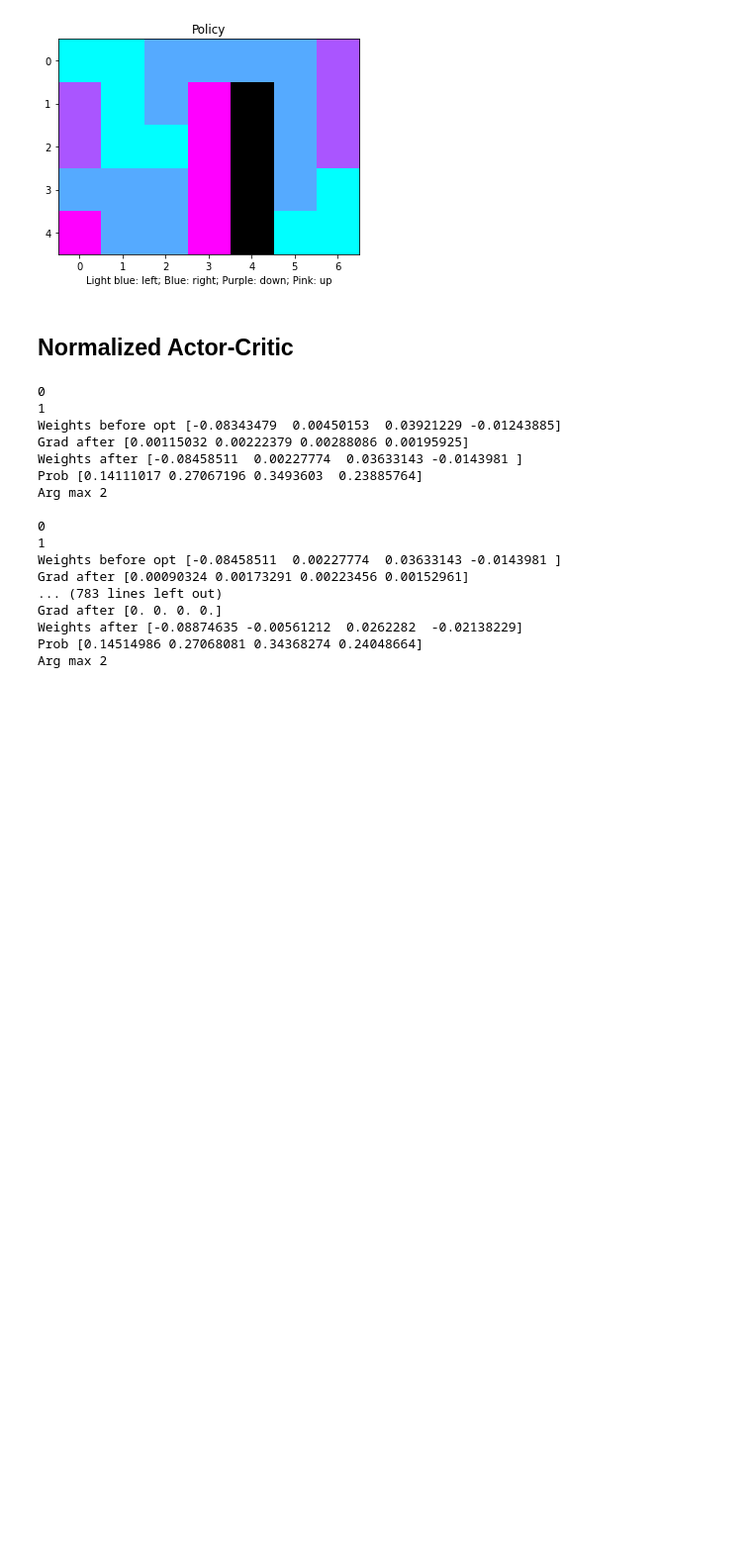
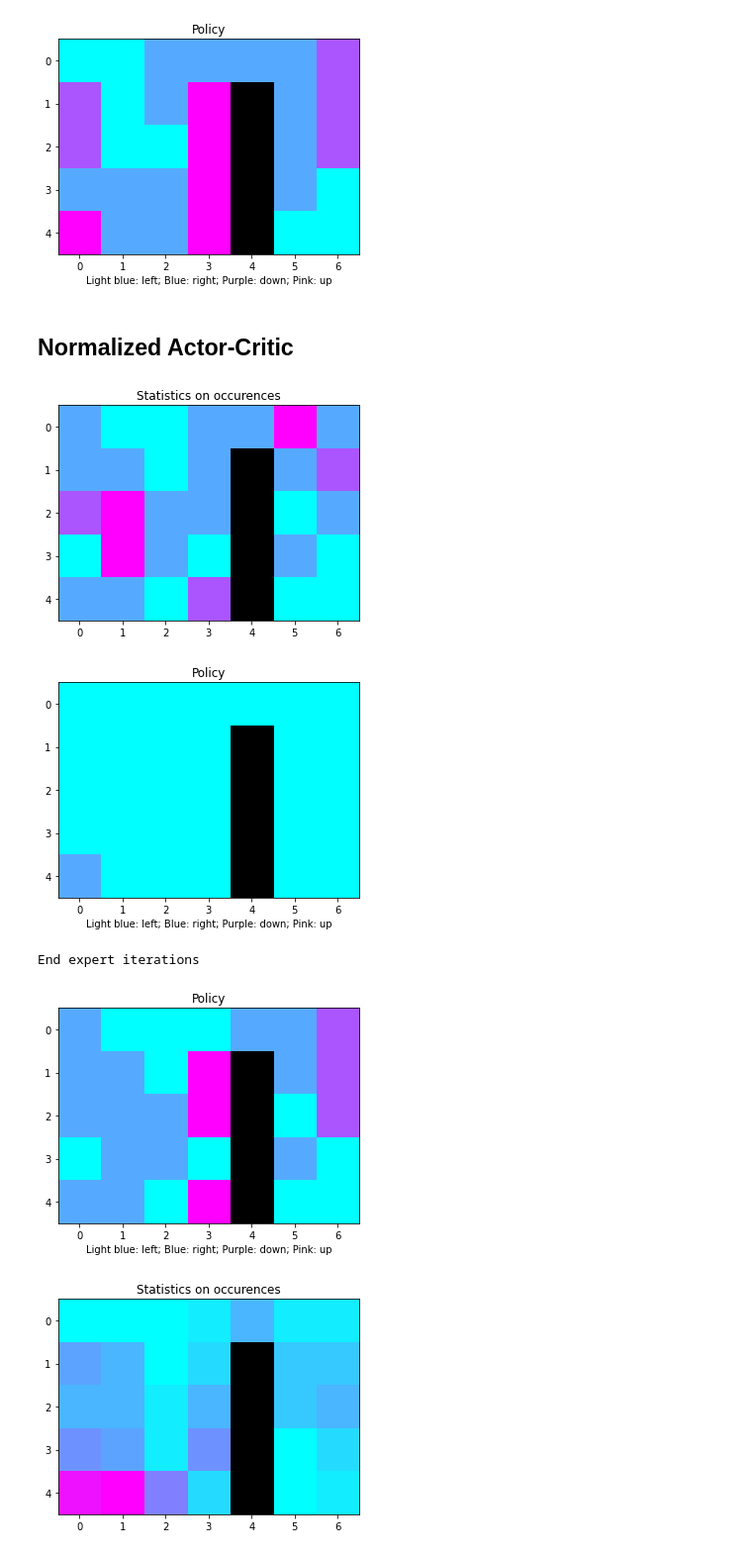
Before and after one commit to theovincent/ReinforcementLearningWithDemonstration, a Jupyter notebook: simulators/grid_world/simulate_algorithms.ipynb, the cells around one changed output. Shown: that part at 99% size. Saved outputs shown, nothing was run; the diff lists cells and outputs as text; code cells hidden in the pictures; blank space fills up the shorter version.

```diff
--- a/simulators/grid_world/simulate_algorithms.ipynb
+++ b/simulators/grid_world/simulate_algorithms.ipynb
@@ -8,9 +8,10 @@ from simulators.grid_world import HORIZON
 
 grid_type = "simple"
 feature_type = "one_hot"
+dimensions = 124
 
 # feature_type = "simularity"
-dimensions = 100
+# dimensions = 100
 sigma = 0.25
 
 env = Maze(grid_type, feature_type, dimensions=dimensions, sigma=sigma)
@@ -141,7 +142,12 @@ class SmallNAC(nn.Module):
             nn.Linear(124, 1),  nn.Sigmoid()
         )
 
+        self.net[0].weight.data = 0 * torch.ones(self.net[0].weight.data.size())
+        self.net[0].bias.data = -3.4 * torch.ones(self.net[0].bias.data.size())
+
     def Q(self, state, action):
+        # y, x = self.env.index2coord[state]
+
         return 3 * self.net(torch.tensor(self.env.get_feature(state, action), dtype=torch.float32))
 
     def V(self, state):
@@ -272,30 +280,38 @@ def nac(env, entropy_weight, n_expert_samples, n_expert_iterations, n_rl_iterati
     for iteration in range(n_expert_iterations + n_rl_iterations):
         from_expert = True if iteration < n_expert_iterations else False
 
+        if iteration == n_expert_iterations:
+            optimizer.param_groups[0]['lr'] = 1e-2
+
         if not from_expert:
             replay_buffer.collect_rl_sample(model)
 
         batch = replay_buffer.get_batch(from_expert=from_expert)
 
         if show_statistics and iteration % display_frequency == 0:
-            replay_buffer.display_statistics(batch)
+            replay_buffer.display_statistics(from_expert)
 
         actor_loss, critic_loss = get_losses(batch, model, target_model)
-        loss = critic_loss  # actor_loss + critic_loss
+        loss = actor_loss + critic_loss
 
-        state = batch[0]
-        print(state)
-        print(batch[1])
-        print("Weights before opt", model.net[0].weight.detach().numpy()[0, 4 * state: 4 * (state + 1)])
+        # ##
+        # state, action, reward, next_state = batch
+        # print("Q before", model.Q(state, action).detach().numpy()[0])
+        # print("V before", model.V(state).detach().numpy()[0])
+        # print("Coeff", model.Q(state, action) - (reward + env.gamma * model.V(next_state)))
+        # ##
+
         optimizer.zero_grad()
         loss.backward()
         optimizer.step()
 
-        print("Grad after", model.net[0].weight.grad.detach().numpy()[0, 4 * state: 4 * (state + 1)])
-        print("Weights after", model.net[0].weight.detach().numpy()[0, 4 * state: 4 * (state + 1)])
-        print("Prob", model.pi_distribution(state).probs.detach().numpy())
-        print("Arg max", np.argmax(model.pi_distribution(state).probs.detach().numpy()))
-        print()
+        # ##
+        # print("Q after", model.Q(state, action).detach().numpy()[0])
+        # print("V after", model.V(state).detach().numpy()[0])
+        # print("Proba", np.argmax(model.pi_distribution(state).probs.detach().numpy()))
+        # print("Max proba", model.pi_distribution(state).probs.detach().numpy())
+        # print()
+        # ##
 
         if show_value_function and iteration % display_frequency == 0:
             value_function = np.zeros((env.Ns))
@@ -319,37 +335,25 @@ def nac(env, entropy_weight, n_expert_samples, n_expert_iterations, n_rl_iterati
 # %%
 # from algorithms.NAC.nac import nac
 
 entropy_weight = 0.1
-n_expert_samples = 1
+n_expert_samples = 30
 n_expert_iterations = 100
-n_rl_iterations = 0
+n_rl_iterations = 1000
 update_target_frequency = 1
-show_args = {"show_policy":False, "show_value_function": False, "show_statistics": False, "display_frequency": 1}
+show_args = {"show_policy":True, "show_value_function": False, "show_statistics": True, "display_frequency": 200}
 
 nac_Q = nac(
     env,
     entropy_weight,
     n_expert_samples,
     n_expert_iterations,
     n_rl_iterations,
     update_target_frequency,
     **show_args,
 )
 # %% [output]
+[figure, added]
+[figure, added]
-0
-1
-Weights before opt [-0.08343479  0.00450153  0.03921229 -0.01243885]
-Grad after [0.00115032 0.00222379 0.00288086 0.00195925]
-Weights after [-0.08458511  0.00227774  0.03633143 -0.0143981 ]
-Prob [0.14111017 0.27067196 0.3493603  0.23885764]
-Arg max 2
-
-0
-1
-Weights before opt [-0.08458511  0.00227774  0.03633143 -0.0143981 ]
-Grad after [0.00090324 0.00173291 0.00223456 0.00152961]
-... (783 lines left out)
-Grad after [0. 0. 0. 0.]
-Weights after [-0.08874635 -0.00561212  0.0262282  -0.02138229]
-Prob [0.14514986 0.27068081 0.34368274 0.24048664]
-Arg max 2
+End expert iterations
+[figure, added]
+[figure, added]
```
Also changed, not shown: parts of 5 cells of this notebook.
